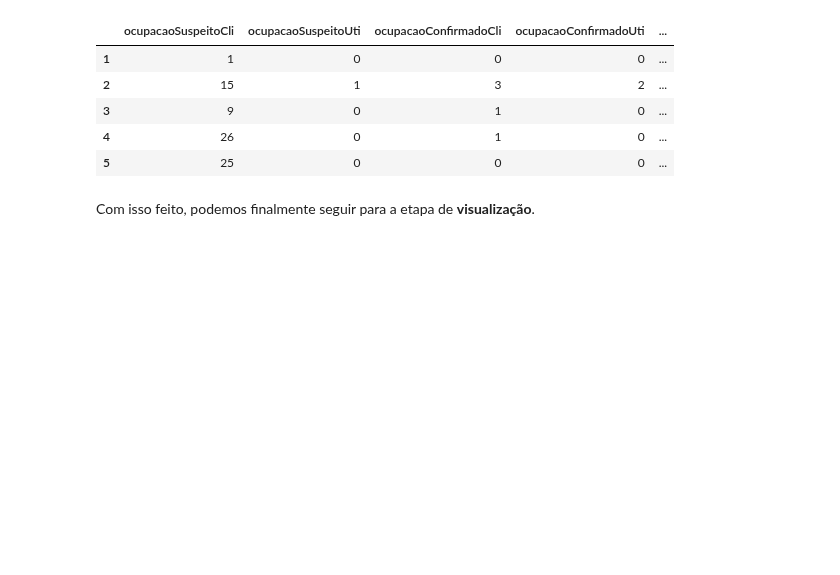
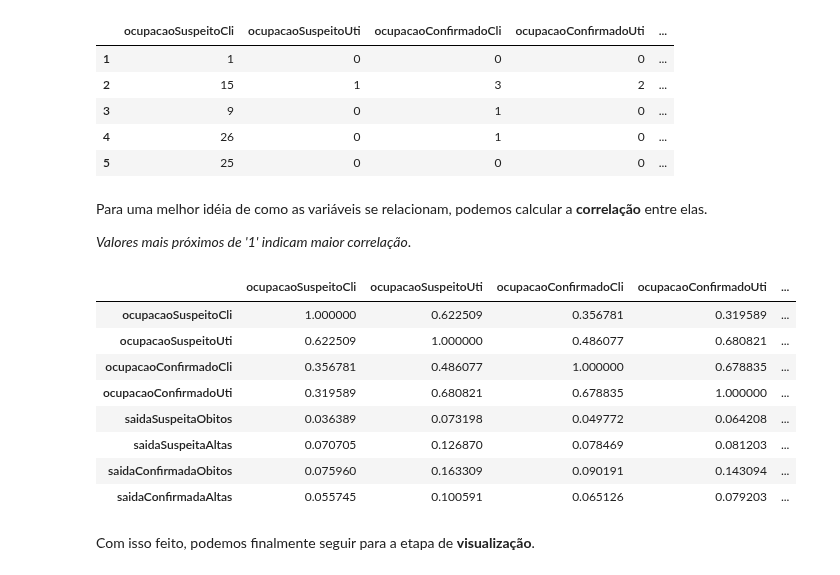
Before and after one commit to lucascorumba/study-projects, a Jupyter notebook: covid-hospital/analysis.ipynb, the cells around one changed output. Cells and saved outputs as stored; diff of their text form; code cells hidden in the pictures; blank space fills up the shorter version.

Commit message:
updated notebook - correlations table

```diff
--- a/covid-hospital/analysis.ipynb
+++ b/covid-hospital/analysis.ipynb
@@ -1398,6 +1398,22 @@ df.head()
 | 3 | 9 | 0 | 1 | 0 | ... |
 | 4 | 26 | 0 | 1 | 0 | ... |
 | 5 | 25 | 0 | 0 | 0 | ... |
+# %% [markdown]
+Para uma melhor idéia de como as variáveis se relacionam, podemos calcular a **correlação** entre elas.
+
+*Valores mais próximos de '1' indicam maior correlação*.
+# %%
+df[cols].corr()
+# %% [output]
+|  | ocupacaoSuspeitoCli | ocupacaoSuspeitoUti | ocupacaoConfirmadoCli | ocupacaoConfirmadoUti | ... |
+| ocupacaoSuspeitoCli | 1.000000 | 0.622509 | 0.356781 | 0.319589 | ... |
+| ocupacaoSuspeitoUti | 0.622509 | 1.000000 | 0.486077 | 0.680821 | ... |
+| ocupacaoConfirmadoCli | 0.356781 | 0.486077 | 1.000000 | 0.678835 | ... |
+| ocupacaoConfirmadoUti | 0.319589 | 0.680821 | 0.678835 | 1.000000 | ... |
+| saidaSuspeitaObitos | 0.036389 | 0.073198 | 0.049772 | 0.064208 | ... |
+| saidaSuspeitaAltas | 0.070705 | 0.126870 | 0.078469 | 0.081203 | ... |
+| saidaConfirmadaObitos | 0.075960 | 0.163309 | 0.090191 | 0.143094 | ... |
+| saidaConfirmadaAltas | 0.055745 | 0.100591 | 0.065126 | 0.079203 | ... |
 # %% [markdown]
 Com isso feito, podemos finalmente seguir para a etapa de **visualização**.
 # %% [markdown]
```
Also changed, not shown: parts of 5 cells of this notebook.
